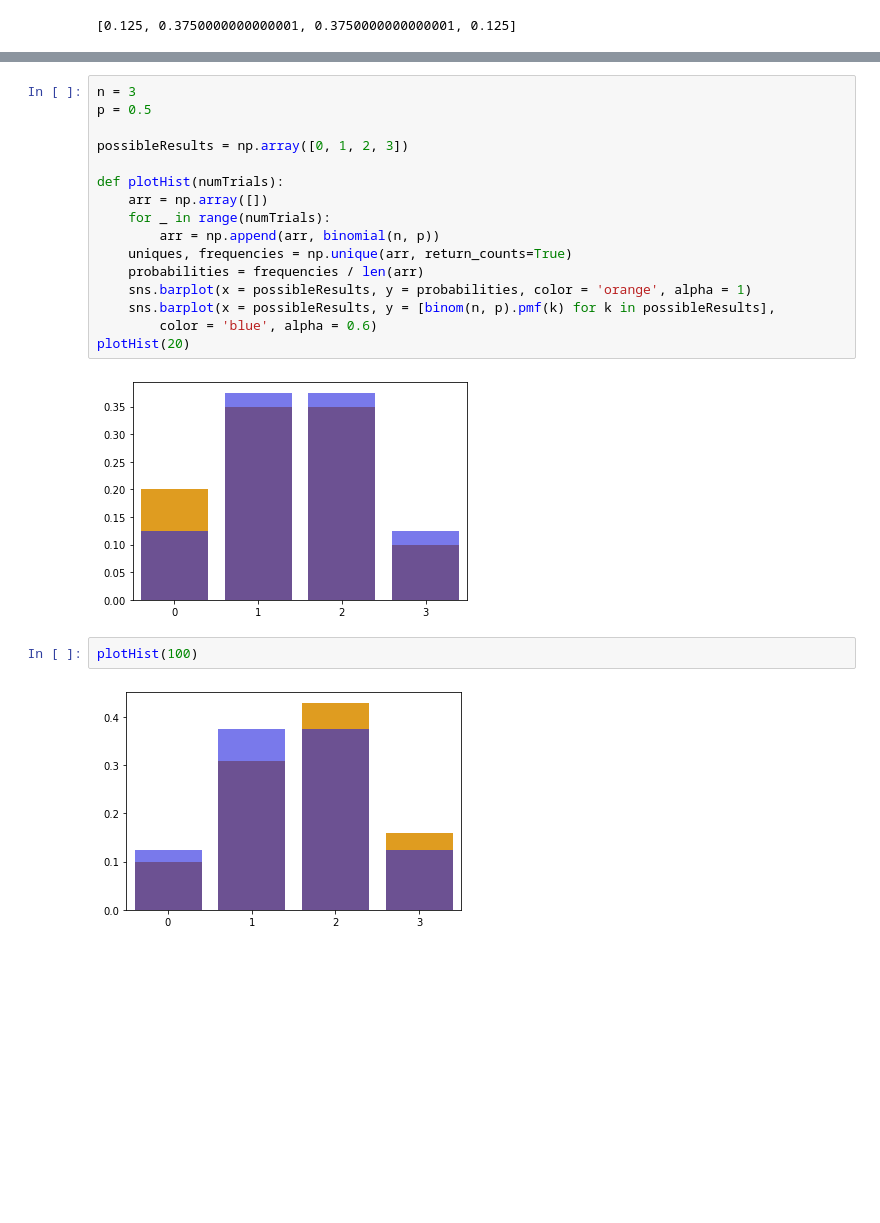
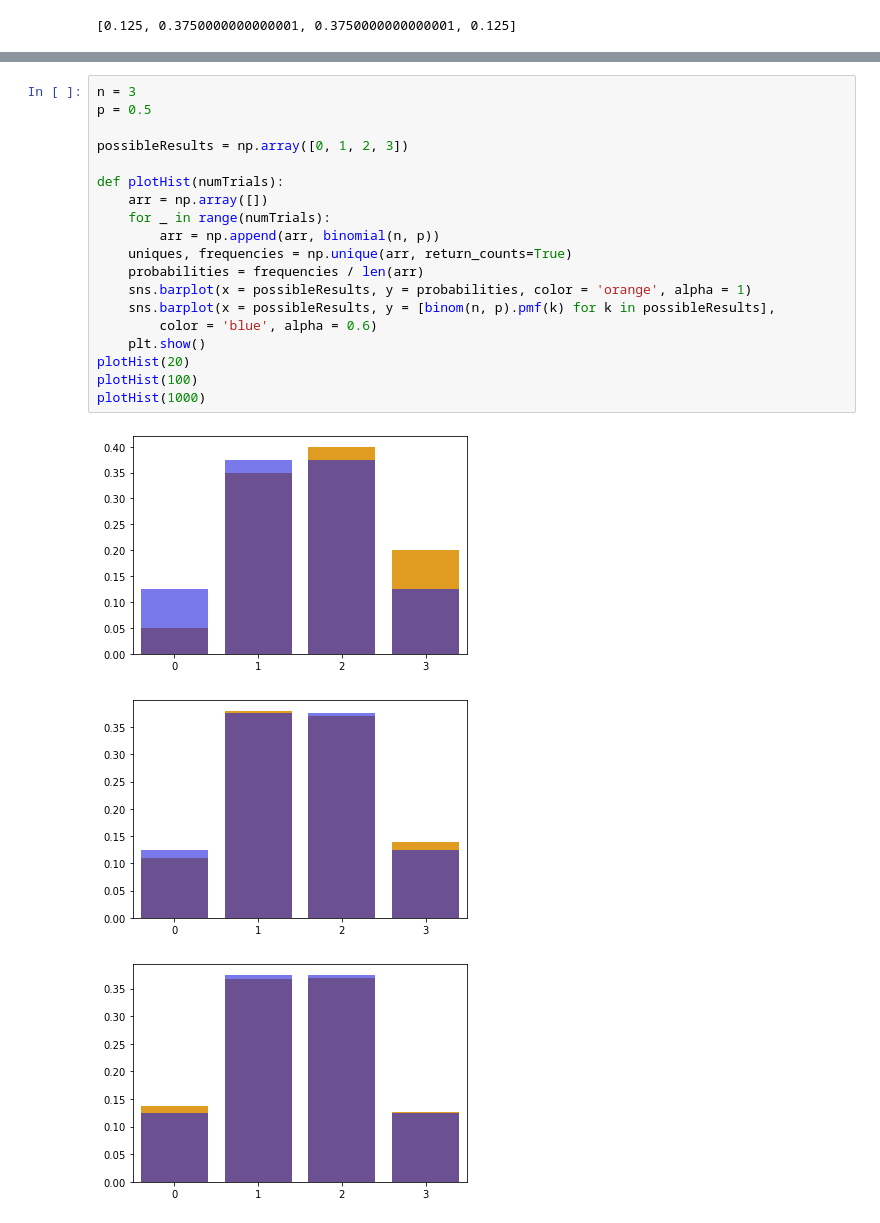
Before and after one commit to DiegoFLM/probability-with-Python, a Jupyter notebook: binomial.ipynb, the cells around one changed output, grey strips where cells are left out. Drawn from its saved outputs; the diff is of its cells as text; blank space fills up the shorter version.

Commit message:
improved graphics. matplotlib.pyplot version added

```diff
--- a/binomial.ipynb
+++ b/binomial.ipynb
@@ -81,22 +81,23 @@ sns.barplot(x = uniques, y = probabilities)
 # %%
 n = 3
 p = 0.5
 
 possibleResults = np.array([0, 1, 2, 3])
 
 def plotHist(numTrials):
     arr = np.array([])
     for _ in range(numTrials):
         arr = np.append(arr, binomial(n, p))
     uniques, frequencies = np.unique(arr, return_counts=True)
     probabilities = frequencies / len(arr)
     sns.barplot(x = possibleResults, y = probabilities, color = 'orange', alpha = 1)
     sns.barplot(x = possibleResults, y = [binom(n, p).pmf(k) for k in possibleResults],
         color = 'blue', alpha = 0.6)
+    plt.show()
 plotHist(20)
+plotHist(100)
+plotHist(1000)
 # %% [output]
-[figure, old version]
+[figure, new version]
+[figure, added]
+[figure, added]
-# %%
-plotHist(100)
-# %% [output]
-[figure, removed]
```
Also changed, not shown: parts of 6 cells of this notebook.
